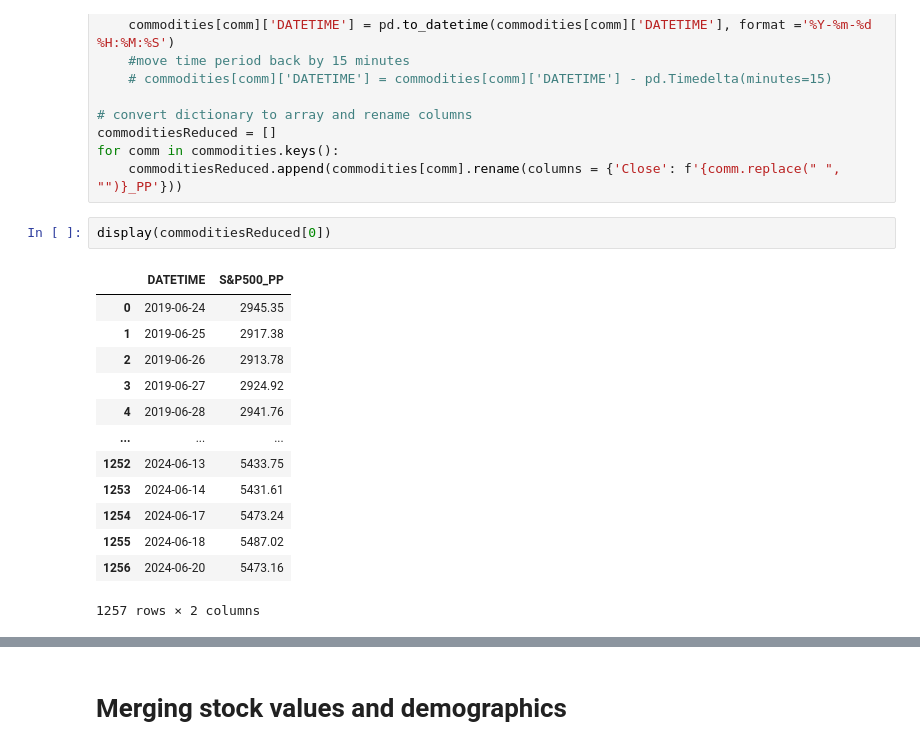
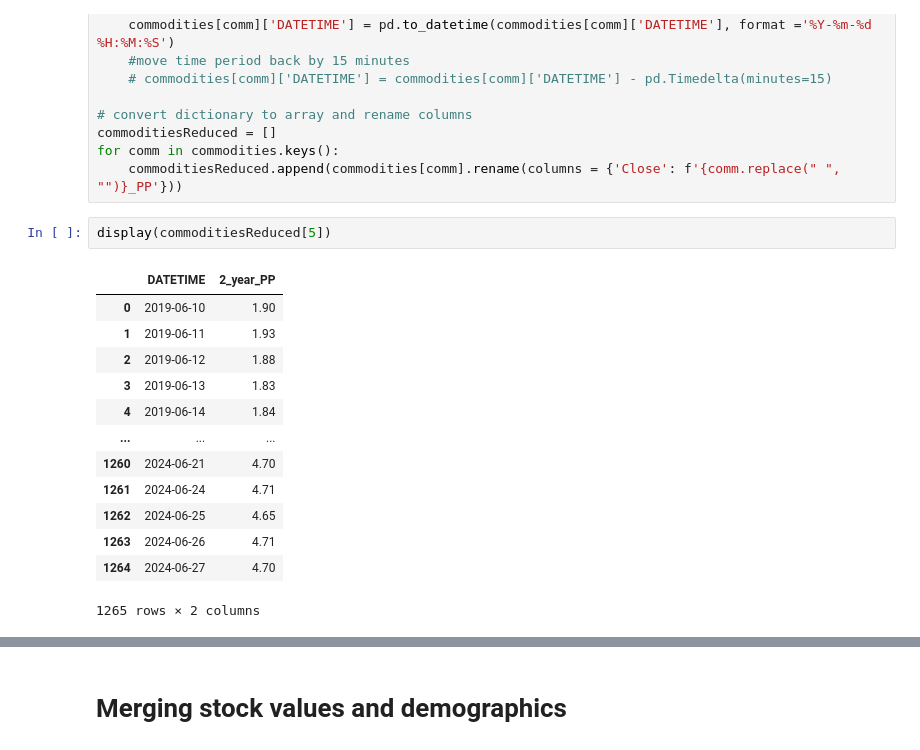
Before and after one commit to ajitesh-parihar/AlgorithmicTradingDemo, a Jupyter notebook: dataExtractionMerging.ipynb, the cells around one changed output, grey strips where cells are left out. Drawn from its saved outputs; the diff is of its cells as text.

```diff
--- a/dataExtractionMerging.ipynb
+++ b/dataExtractionMerging.ipynb
@@ -191,21 +191,21 @@ commoditiesReduced = []
 for comm in commodities.keys():
     commoditiesReduced.append(commodities[comm].rename(columns = {'Close': f'{comm.replace(" ", "")}_PP'}))
 # %%
-display(commoditiesReduced[0])
+display(commoditiesReduced[5])
 # %% [output]
-|  | DATETIME | S&P500_PP |
-| 0 | 2019-06-24 | 2945.35 |
-| 1 | 2019-06-25 | 2917.38 |
-| 2 | 2019-06-26 | 2913.78 |
-| 3 | 2019-06-27 | 2924.92 |
-| 4 | 2019-06-28 | 2941.76 |
+|  | DATETIME | 2_year_PP |
+| 0 | 2019-06-10 | 1.90 |
+| 1 | 2019-06-11 | 1.93 |
+| 2 | 2019-06-12 | 1.88 |
+| 3 | 2019-06-13 | 1.83 |
+| 4 | 2019-06-14 | 1.84 |
 | ... | ... | ... |
-| 1252 | 2024-06-13 | 5433.75 |
-| 1253 | 2024-06-14 | 5431.61 |
-| 1254 | 2024-06-17 | 5473.24 |
-| 1255 | 2024-06-18 | 5487.02 |
-| 1256 | 2024-06-20 | 5473.16 |
+| 1260 | 2024-06-21 | 4.70 |
+| 1261 | 2024-06-24 | 4.71 |
+| 1262 | 2024-06-25 | 4.65 |
+| 1263 | 2024-06-26 | 4.71 |
+| 1264 | 2024-06-27 | 4.70 |
-1257 rows × 2 columns
+1265 rows × 2 columns
 # %%
 #use reduce function to merge list of dataframes into singular dataframe on DATETIME
 mergedCommodities = reduce(lambda df1,df2: pd.merge(df1,df2,on='DATETIME'), commoditiesReduced)
```
Also changed, not shown: parts of 10 cells of this notebook, 5 other files.
